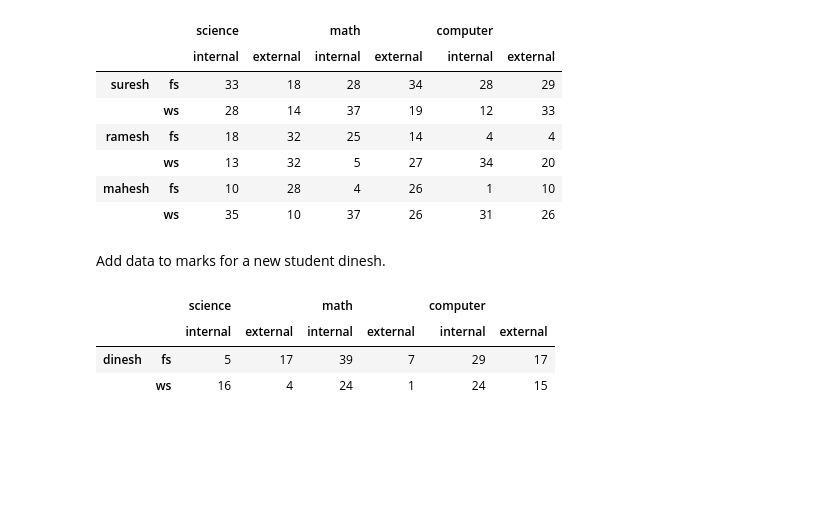
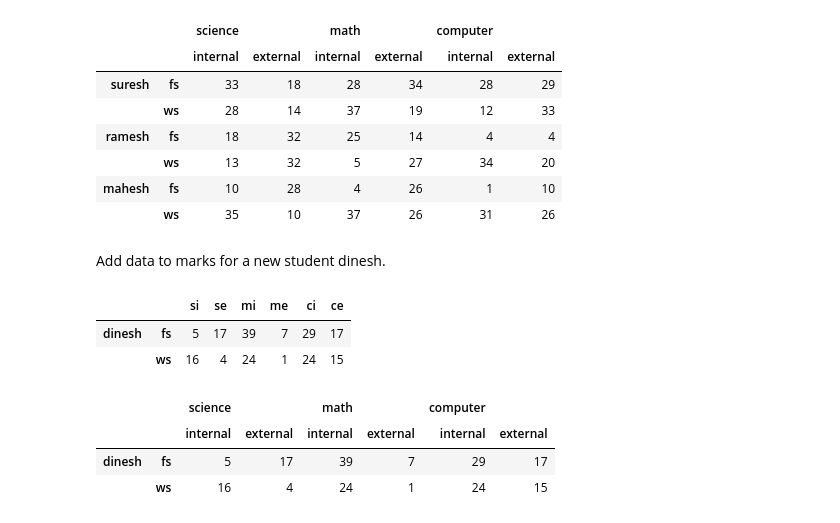
Before and after one commit to ChebroluTejaswi/Python, a Jupyter notebook: python-libraries/2_pandas/practice_dataframe.ipynb, the cells around one changed output. Drawn from its saved outputs; the diff is of its cells as text; code cells hidden in the pictures; blank space fills up the shorter version.

```diff
--- a/python-libraries/2_pandas/practice_dataframe.ipynb
+++ b/python-libraries/2_pandas/practice_dataframe.ipynb
@@ -333,6 +333,12 @@ df2=pd.DataFrame(
         [("dinesh","fs"),("dinesh","ws")]
     )
 )
+# %%
+df2
+# %% [output]
+|  |  | si | se | mi | me | ci | ce |
+| dinesh | fs | 5 | 17 | 39 | 7 | 29 | 17 |
+|  | ws | 16 | 4 | 24 | 1 | 24 | 15 |
 # %%
 df2.columns=pd.MultiIndex.from_tuples(
         [('science','internal'),('science','external'),
```
Also changed, not shown: parts of 26 cells of this notebook, 2 other files.
